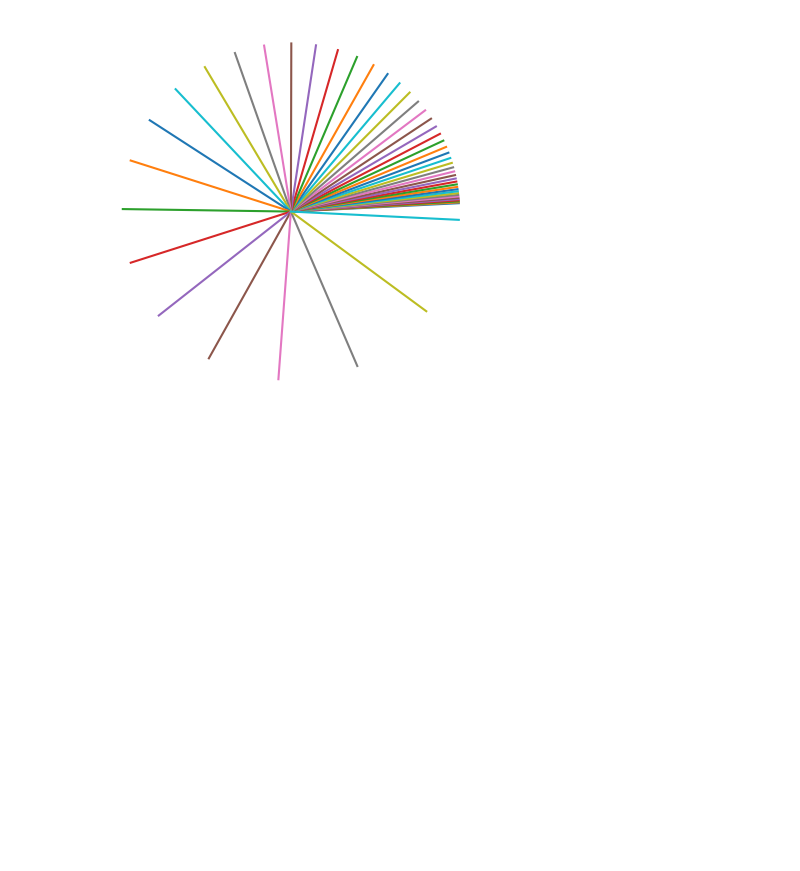
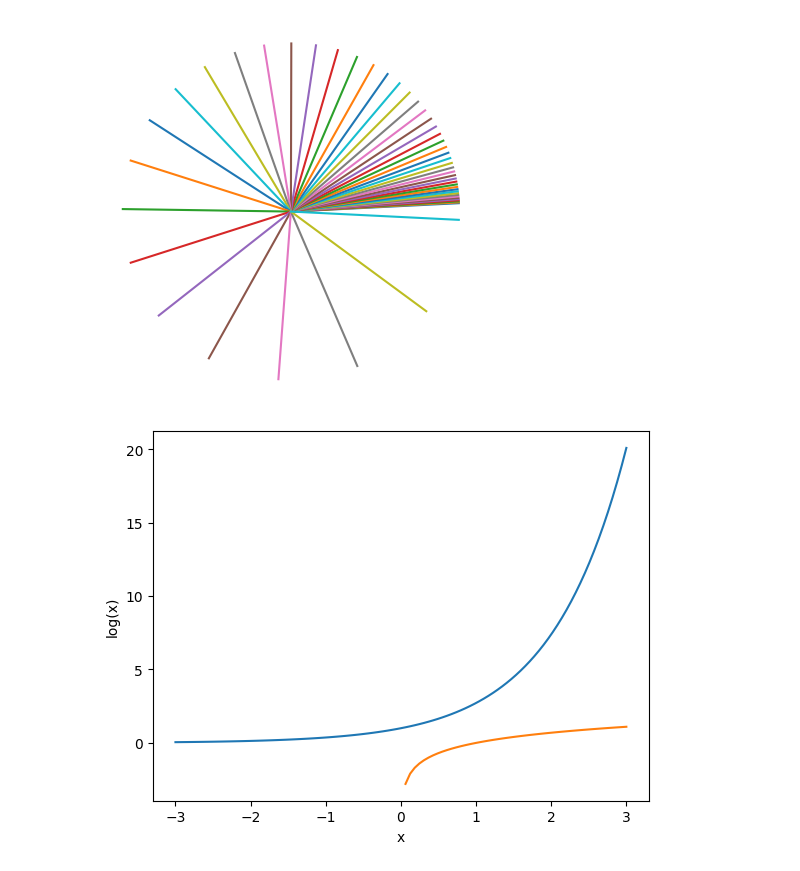
Before and after one commit to yaowenqiang/master_math_by_coding_in_python, a Jupyter notebook: differences.ipynb, the cells around one changed output. Drawn from its saved outputs; the diff is of its cells as text; code cells hidden in the pictures; blank space fills up the shorter version.

```diff
--- a/differences.ipynb
+++ b/differences.ipynb
@@ -234,3 +234,15 @@ plt.axis('off')
  -1.0970968778625085,
  1.1014458310925264)
 [figure]
+# %%
+x = np.linspace(-3,3, 99)
+plt.plot(x, np.exp(x))
+plt.xlabel('x')
+plt.ylabel("$e^x$")
+plt.show()
+plt.plot(x, np.log(x))
+plt.xlabel('x')
+plt.ylabel("log(x)")
+plt.show()
+# %% [output]
+[figure, added]
```
Also changed, not shown: parts of 7 cells of this notebook, 1 other file.
